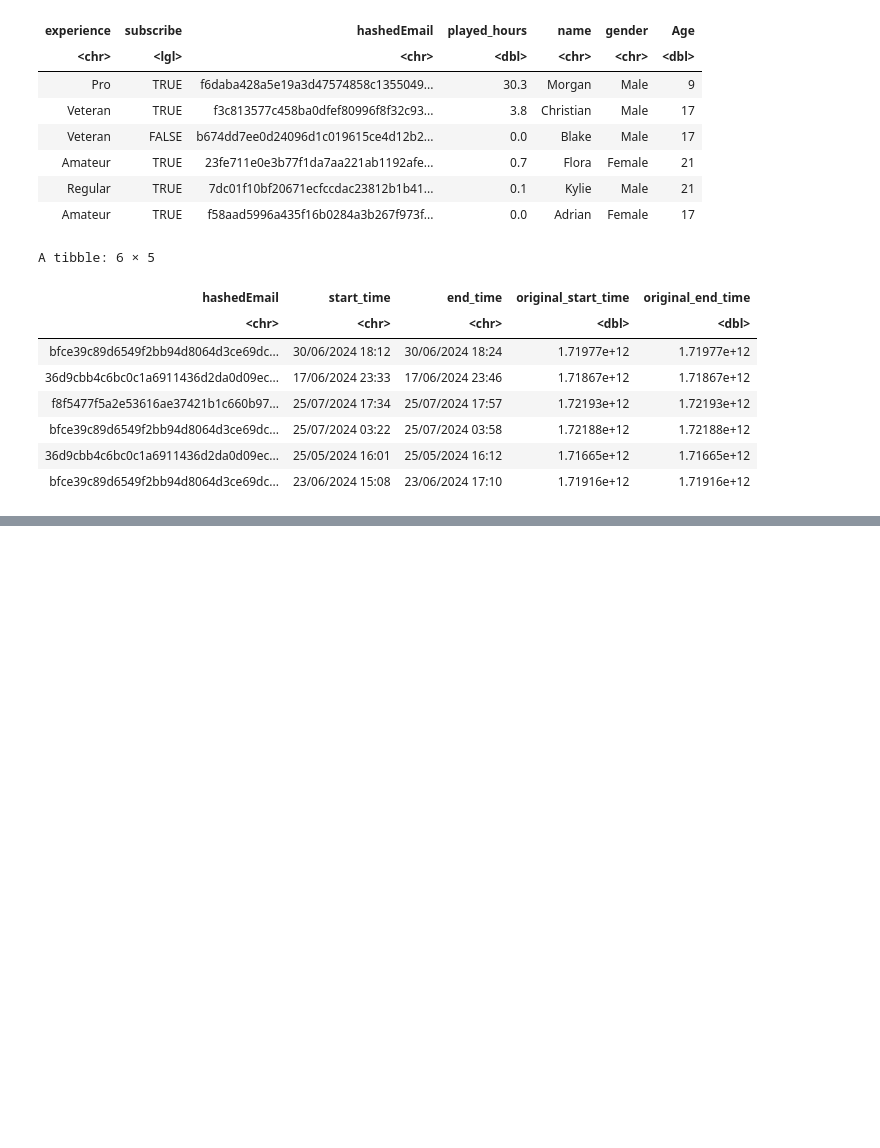
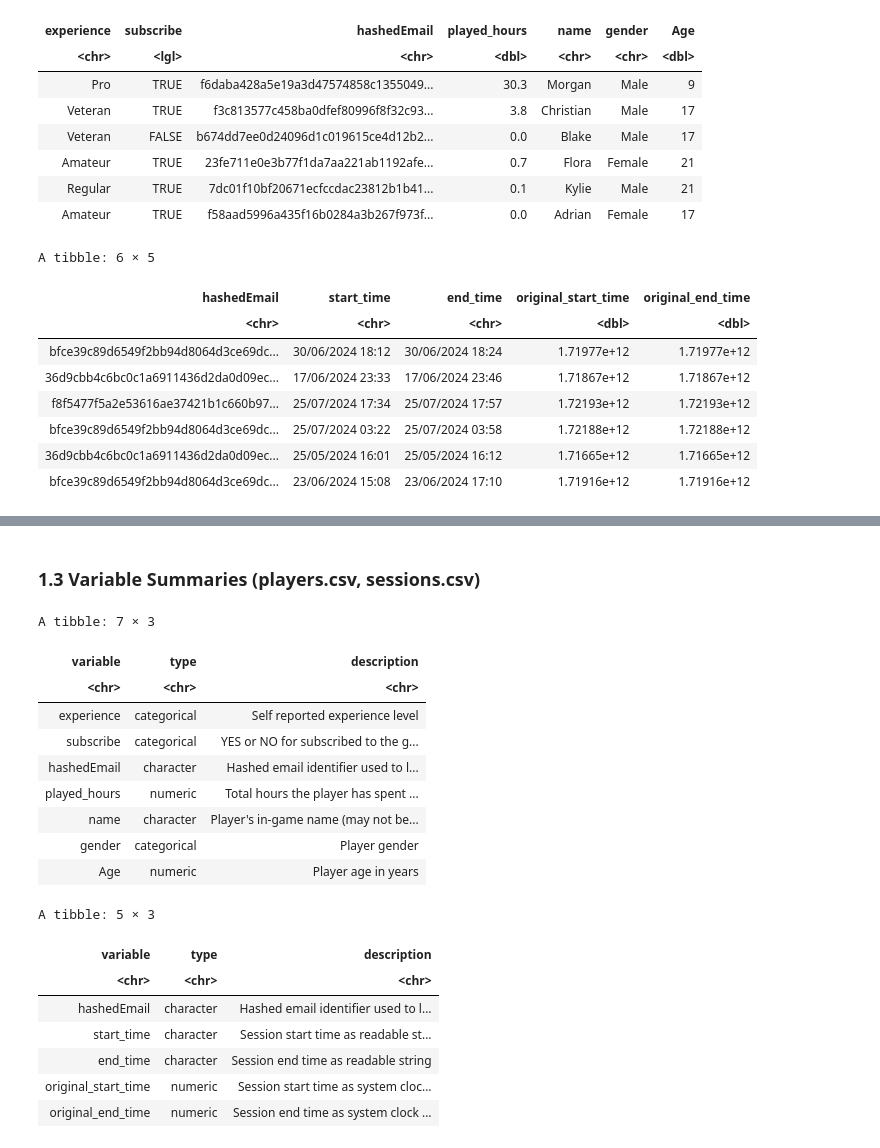
Before and after one commit to gavinceee/DSCI_Proj, a Jupyter notebook: proj_ind.ipynb, the cells around one changed output, grey strips where cells are left out. Cells and saved outputs as stored; diff of their text form; code cells hidden in the pictures; blank space fills up the shorter version.

Commit message:
Data Summary Finished
Summary Data 1.1 to 1.7 added

```diff
--- a/proj_ind.ipynb
+++ b/proj_ind.ipynb
@@ -60,0 +78,59 @@ A tibble: 6 × 5
+# %% [markdown]
+### 1.3 Variable Summaries (players.csv, sessions.csv)
+# %%
+players_var_summary <- tibble(
+  variable = c("experience", "subscribe", "hashedEmail",
+               "played_hours", "name", "gender", "Age"),
+
+  type = c("categorical", "categorical", "character",
+           "numeric", "character", "categorical", "numeric"),
+
+  description = c(
+    "Self reported experience level",
+    "YES or NO for subscribed to the game-related newsletter",
+    "Hashed email identifier used to link to sessions.csv",
+    "Total hours the player has spent on the server",
+    "Player's in-game name (may not be unique)",
+    "Player gender",
+    "Player age in years"
+  )
+)
+
+players_var_summary
+
+sessions_var_summary <- tibble(
+  variable = c("hashedEmail", "start_time", "end_time",
+               "original_start_time", "original_end_time"),
+
+  type = c("character", "character", "character",
+           "numeric", "numeric"),
+
+  description = c(
+    "Hashed email identifier used to link to players.csv",
+    "Session start time as readable string (dd/mm/yyyy HH:MM)",
+    "Session end time as readable string",
+    "Session start time as system clock value",
+    "Session end time as system clock value"
+  )
+)
+
+sessions_var_summary
+# %% [output]
+A tibble: 7 × 3
+| variable | type | description |
+| <chr> | <chr> | <chr> |
+| experience | categorical | Self reported experience level |
+| subscribe | categorical | YES or NO for subscribed to the g... |
+| hashedEmail | character | Hashed email identifier used to l... |
+| played_hours | numeric | Total hours the player has spent ... |
+| name | character | Player's in-game name (may not be... |
+| gender | categorical | Player gender |
+| Age | numeric | Player age in years |
+A tibble: 5 × 3
+| variable | type | description |
+| <chr> | <chr> | <chr> |
+| hashedEmail | character | Hashed email identifier used to l... |
+| start_time | character | Session start time as readable st... |
+| end_time | character | Session end time as readable string |
+| original_start_time | numeric | Session start time as system cloc... |
+| original_end_time | numeric | Session end time as system clock ... |
```
Also changed, not shown: parts of 15 cells of this notebook.
